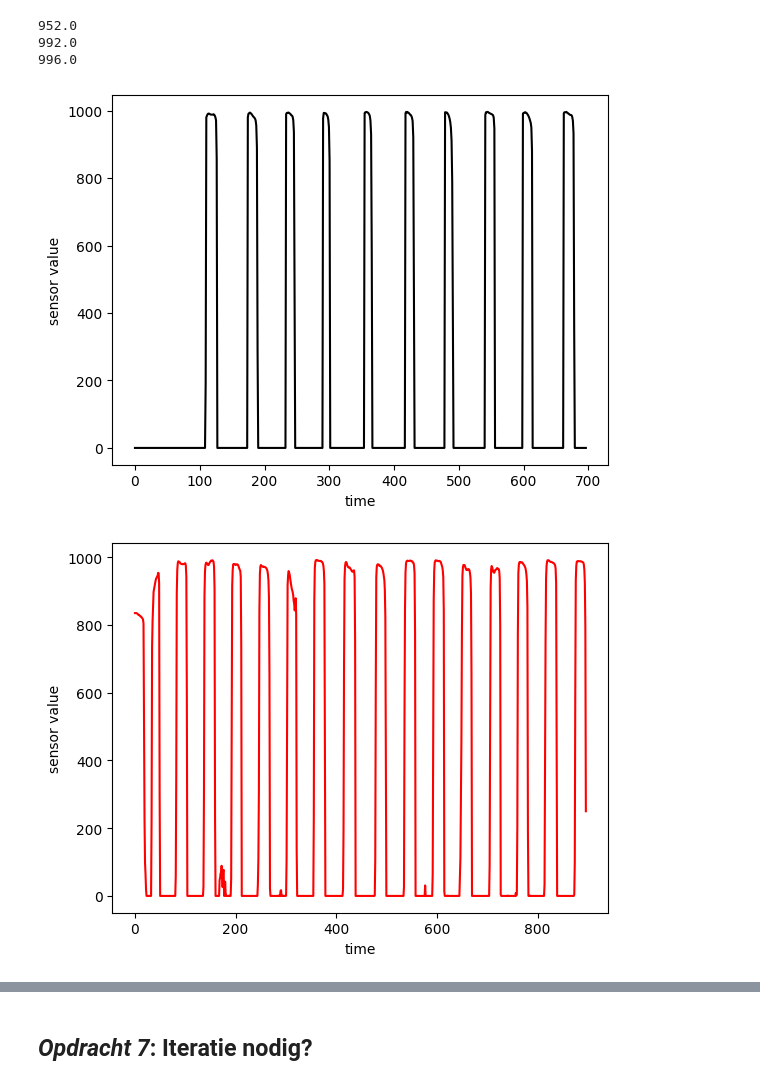
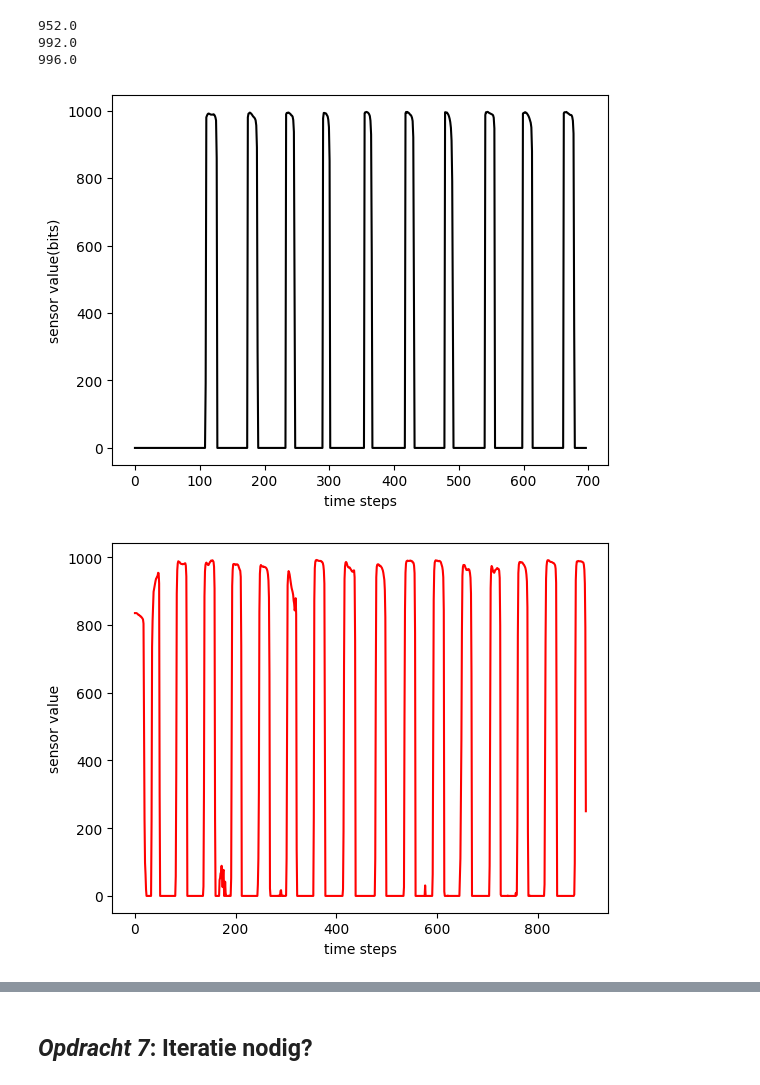
Before and after one commit to thijsspilt-bit/opdrachten-DEF-D-Thijs-Spilt, a Jupyter notebook: FysiekeOntwerpopdrachten/1KalibreerEenSensorDigitaalAnaloog/DEFOntwerpopdracht1KalibreerEenSensorInvulTemplate.ipynb, the cells around one changed output, grey strips where cells are left out. Saved outputs shown, nothing was run; the diff lists cells and outputs as text; code cells hidden in the pictures.

```diff
--- a/FysiekeOntwerpopdrachten/1KalibreerEenSensorDigitaalAnaloog/DEFOntwerpopdracht1KalibreerEenSensorInvulTemplate.ipynb
+++ b/FysiekeOntwerpopdrachten/1KalibreerEenSensorDigitaalAnaloog/DEFOntwerpopdracht1KalibreerEenSensorInvulTemplate.ipynb
@@ -116,27 +102,27 @@ print(np.max(step_data))
 # %%
 # we hebben hier met verschillende soorten stappen de meetwaardes geplot, om te kijken wat een geschikte drempelwaarde is voor het detecteren van eeen stap.
 %matplotlib inline
 
 steps = np.linspace(0,len(step_data), len(step_data))
 steps_schuif = np.linspace(0,len(schuif_data), len(schuif_data))
 steps_stamp = np.linspace(0,len(stamp_data), len(stamp_data))
 plt.figure()
 plt.plot(steps, step_data, 'k-')
-plt.xlabel('time')
-plt.ylabel('sensor value')
+plt.xlabel('time steps')
+plt.ylabel('sensor value(bits)')
 plt.show()
 
 plt.figure()
 plt.plot(steps_schuif, schuif_data, 'r-')
-plt.xlabel('time')
+plt.xlabel('time steps')
 plt.ylabel('sensor value')
 plt.show()
 
 plt.figure()
 plt.plot(steps_stamp, stamp_data, 'b-')
-plt.xlabel('time')
-plt.ylabel('sensor value')
+plt.xlabel('time steps')
+plt.ylabel('sensor value(bits)')
 plt.show()
 # %% [output]
-[figure, old version]
+[figure, new version]
-[figure, old version]
+[figure, new version]
```
Also changed, not shown: parts of 6 cells of this notebook.
